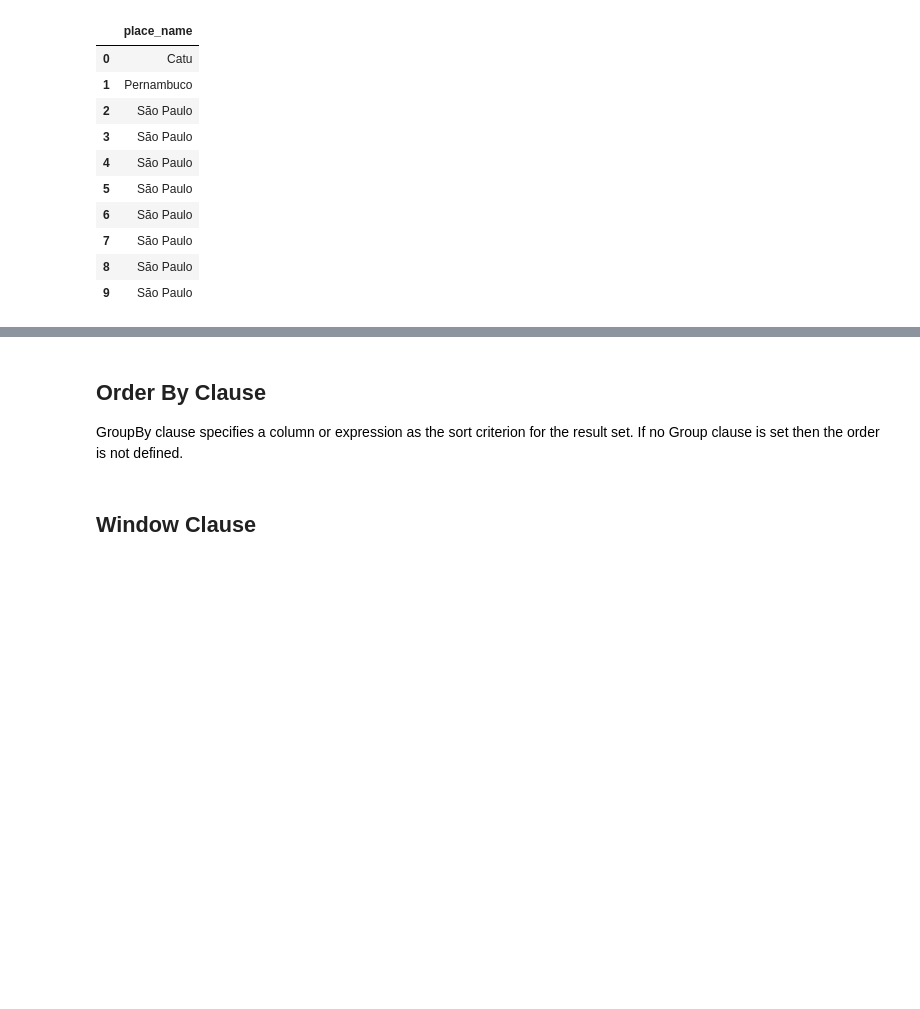
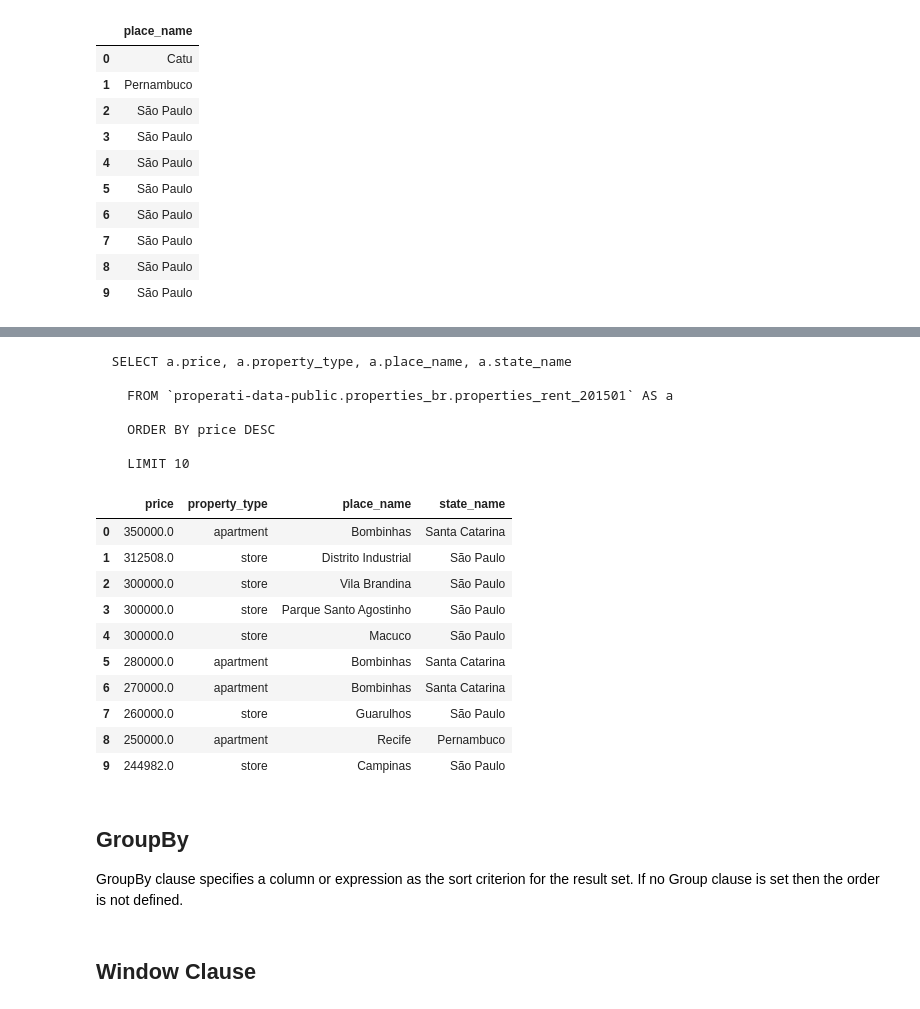
Before and after one commit to bornsky/RealEstate_SQL, a Jupyter notebook: SQL_BQ.ipynb, the cells around one changed output, grey strips where cells are left out. Cells and saved outputs as stored; diff of their text form; code cells hidden in the pictures; blank space fills up the shorter version.

Commit message:
added orderby clause

```diff
--- a/SQL_BQ.ipynb
+++ b/SQL_BQ.ipynb
@@ -613,24 +584,44 @@ df.head(10)
 # %%
 query = """
-  SELECT *
+  SELECT a.price, a.property_type, a.place_name, a.state_name
 
-    FROM `properati-data-public.properties_br.properties_rent_201501`
+    FROM `properati-data-public.properties_br.properties_rent_201501` AS a
+
+    ORDER BY price DESC
 
     LIMIT 10
 """.format(process_date_no_dash)
 
 # Run a Standard SQL query using the environment's default project
 df = pandas.read_gbq(query, dialect='standard')
 
 # Run a Standard SQL query with the project set explicitly
 df = pandas.read_gbq(query, project_id=project_id, dialect='standard')
 
 print(query)
 
 df.head(10)
+# %% [output]
+  SELECT a.price, a.property_type, a.place_name, a.state_name
+
+    FROM `properati-data-public.properties_br.properties_rent_201501` AS a
+
+    ORDER BY price DESC
+
+    LIMIT 10
+|  | price | property_type | place_name | state_name |
+| 0 | 350000.0 | apartment | Bombinhas | Santa Catarina |
+| 1 | 312508.0 | store | Distrito Industrial | São Paulo |
+| 2 | 300000.0 | store | Vila Brandina | São Paulo |
+| 3 | 300000.0 | store | Parque Santo Agostinho | São Paulo |
+| 4 | 300000.0 | store | Macuco | São Paulo |
+| 5 | 280000.0 | apartment | Bombinhas | Santa Catarina |
+| 6 | 270000.0 | apartment | Bombinhas | Santa Catarina |
+| 7 | 260000.0 | store | Guarulhos | São Paulo |
+| 8 | 250000.0 | apartment | Recife | Pernambuco |
+| 9 | 244982.0 | store | Campinas | São Paulo |
 # %% [markdown]
-<h2>Order By Clause</h2>
-
+<h2>GroupBy</h2>
 <p style="color:black;"> GroupBy clause specifies a column or expression as the sort criterion for the result set. If no Group clause is set then the order is not defined.</p>
 # %%
 query = """
```
Also changed, not shown: parts of 6 cells of this notebook.
